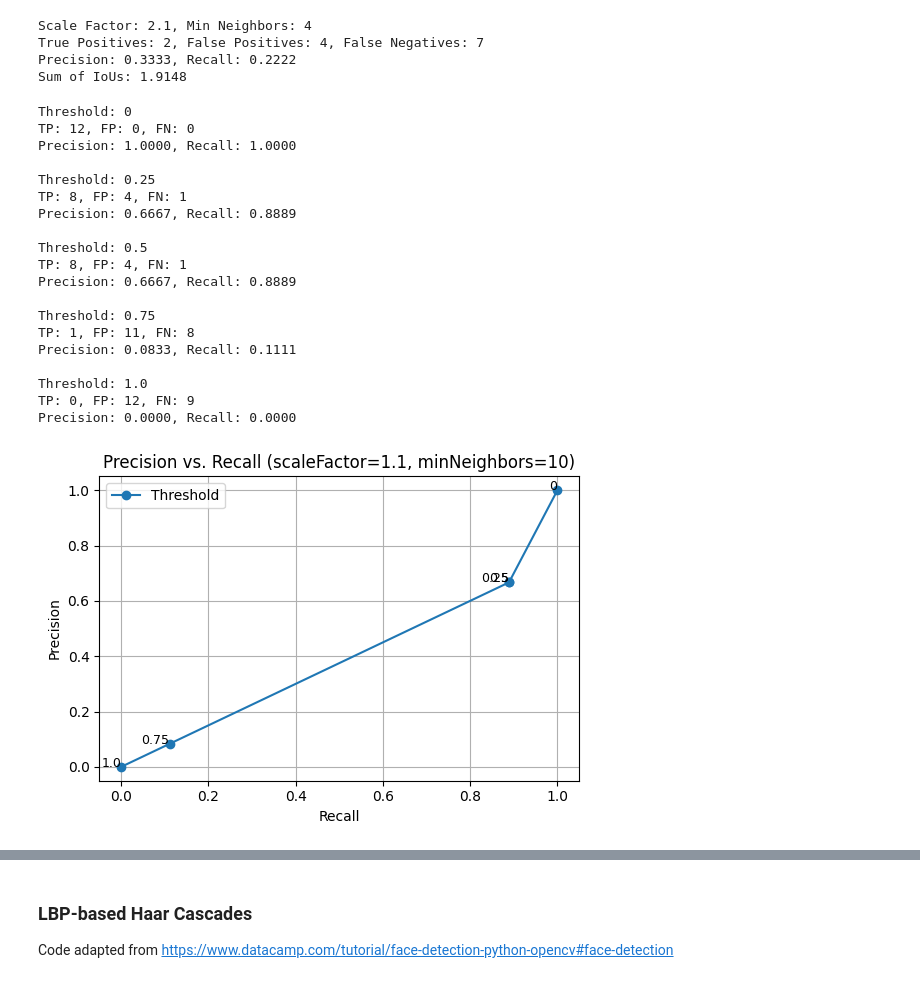
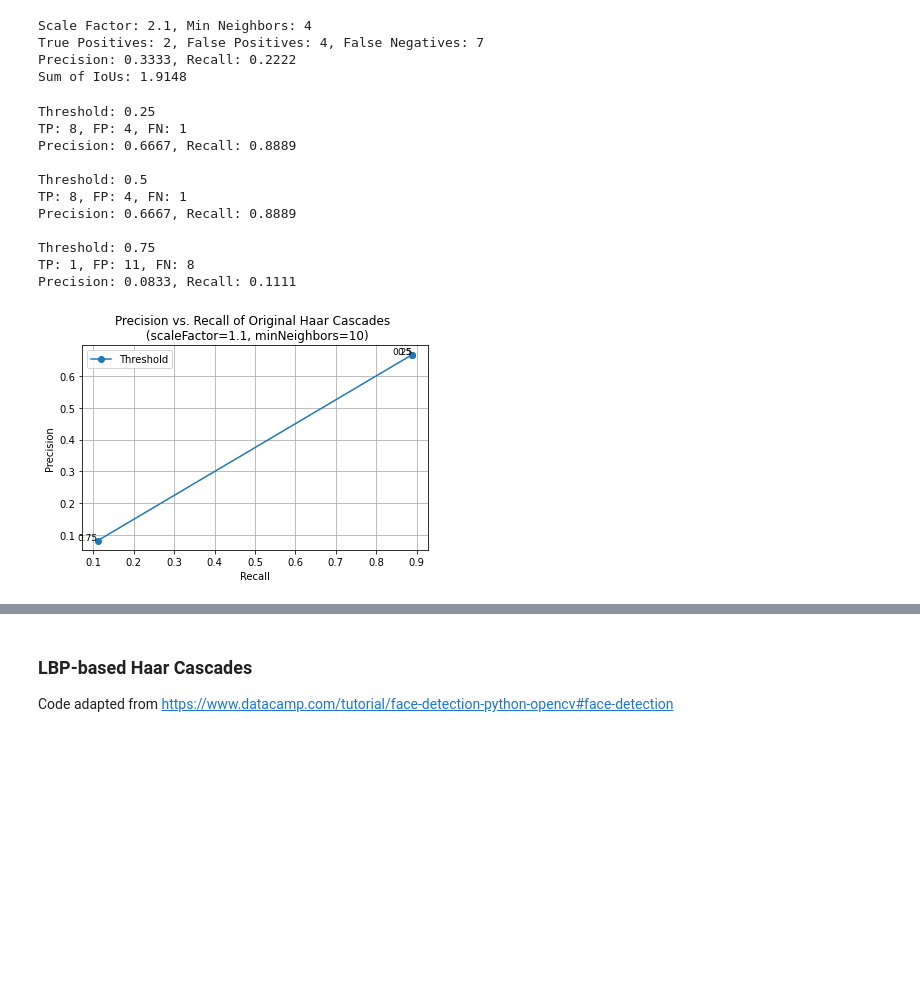
Before and after one commit to suxxmjz/encm-509-final-project, a Jupyter notebook: face_detection.ipynb, the cells around one changed output, grey strips where cells are left out. Drawn from its saved outputs; the diff is of its cells as text; code cells hidden in the pictures; blank space fills up the shorter version.

```diff
--- a/face_detection.ipynb
+++ b/face_detection.ipynb
@@ -357,7 +357,7 @@ Precision: 0.3333, Recall: 0.2222
 Sum of IoUs: 1.9148
 # %%
 # Testing different thresholds for scaleFactor=1.1 and minNeighbors=10
-thresholds_2 = [0, 0.25, 0.50, 0.75, 1.0]
+thresholds_2 = [0.25, 0.50, 0.75]
 precisions_2 = []
 recalls_2 = []
 
@@ -373,41 +373,33 @@ for threshold_2 in thresholds_2:
     print(f"Threshold: {threshold_2}")
     print(f"TP: {TP_2}, FP: {FP_2}, FN: {FN_2}")
     print(f"Precision: {precision_2:.4f}, Recall: {recall_2:.4f}\n")
 
 # Plotting
 plt.figure(figsize=(6, 4))
 plt.plot(recalls_2, precisions_2, marker='o', label="Threshold")
 
 for i, t in enumerate(thresholds_2):
     plt.text(recalls_2[i], precisions_2[i], f"{t}", fontsize=9, ha='right')
 
 plt.xlabel("Recall")
 plt.ylabel("Precision")
-plt.title("Precision vs. Recall (scaleFactor=1.1, minNeighbors=10)")
+plt.title("Precision vs. Recall of Original Haar Cascades \n (scaleFactor=1.1, minNeighbors=10)")
 plt.grid(True)
 plt.legend()
 plt.tight_layout()
 plt.subplots_adjust(left=0.15, right=0.95)
 plt.show()
 # %% [output]
-Threshold: 0
-TP: 12, FP: 0, FN: 0
-Precision: 1.0000, Recall: 1.0000
-
 Threshold: 0.25
 TP: 8, FP: 4, FN: 1
 Precision: 0.6667, Recall: 0.8889
 
 Threshold: 0.5
 TP: 8, FP: 4, FN: 1
 Precision: 0.6667, Recall: 0.8889
 
 Threshold: 0.75
 TP: 1, FP: 11, FN: 8
 Precision: 0.0833, Recall: 0.1111
-
-Threshold: 1.0
-TP: 0, FP: 12, FN: 9
-Precision: 0.0000, Recall: 0.0000
-[figure, old version]
+[figure, new version]
 # %%
```
Also changed, not shown: parts of 10 cells of this notebook.
